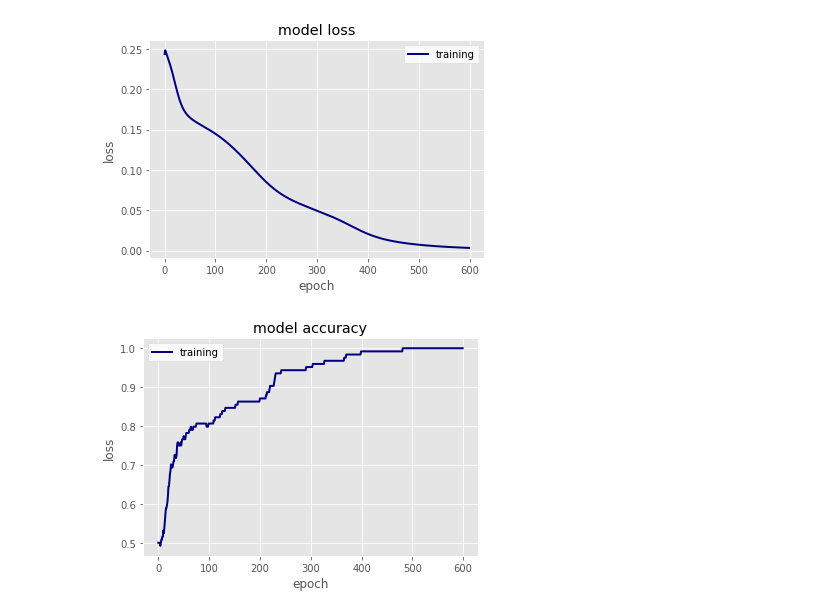
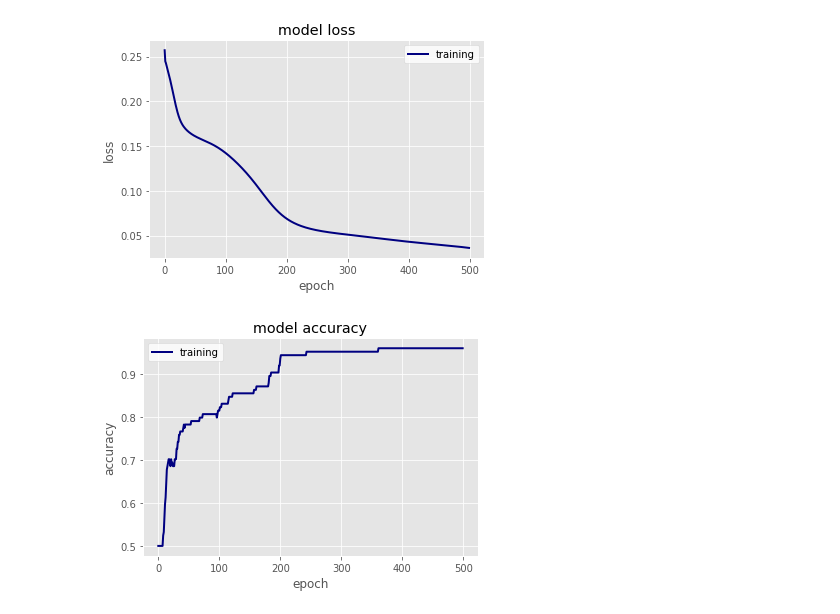
Before and after one commit to vlnraf/WaveGrad, a Jupyter notebook: test_NeuralNetwork.ipynb, the cells around one changed output. Saved outputs shown, nothing was run; the diff lists cells and outputs as text; code cells hidden in the pictures.

Commit message:
added optimizer Gradient Descent

```diff
--- a/test_NeuralNetwork.ipynb
+++ b/test_NeuralNetwork.ipynb
@@ -13,19 +13,19 @@ ytrain, ytest = y[:124], y[124:]
 import numpy as np
 
 from neuralnet.network import Sequential
-from neuralnet.layers import LayerDense,ActivationLayer
+from neuralnet.layers import LayerDense
 from neuralnet.activations import tanh, sigmoid
-from neuralnet.losses import mse, mse_prime
+from neuralnet.losses import mse
+from neuralnet.optimizers import GD
 
 # network
 net = Sequential()
-net.add(LayerDense(17, 4))
-net.add(ActivationLayer(sigmoid))
-net.add(LayerDense(4, 1))
-net.add(ActivationLayer(tanh))
+net.add(LayerDense(17, 5,sigmoid))
+net.add(LayerDense(5, 1,tanh))
+optim = GD(net.layers, lr=0.01)
 # train
-net.use(mse, mse_prime)
-net.fit(Xtrain, ytrain, epochs=600, learning_rate=0.01)
+net.use(mse)
+net.fit(Xtrain, ytrain, epochs=500, optimizer=optim)
 
 # test
 out = net.predict(Xtrain)
@@ -41,16 +41,16 @@ loss.set_ylabel('loss')
 loss.legend(['training', 'validation']).get_frame().set_facecolor('white')
 plt.show()
 # %% [output]
-[figure, old version]
+[figure, new version]
 # %%
 plt.style.use('ggplot')
 
 fig, loss = plt.subplots()
 loss.plot(net.val_accuracy_history, color='navy', lw=2)
 loss.set_title('model accuracy')
 loss.set_xlabel('epoch')
-loss.set_ylabel('loss')
+loss.set_ylabel('accuracy')
 loss.legend(['training', 'validation']).get_frame().set_facecolor('white')
 plt.show()
 # %% [output]
-[figure, old version]
+[figure, new version]
```
Also changed, not shown: parts of 6 cells of this notebook.
